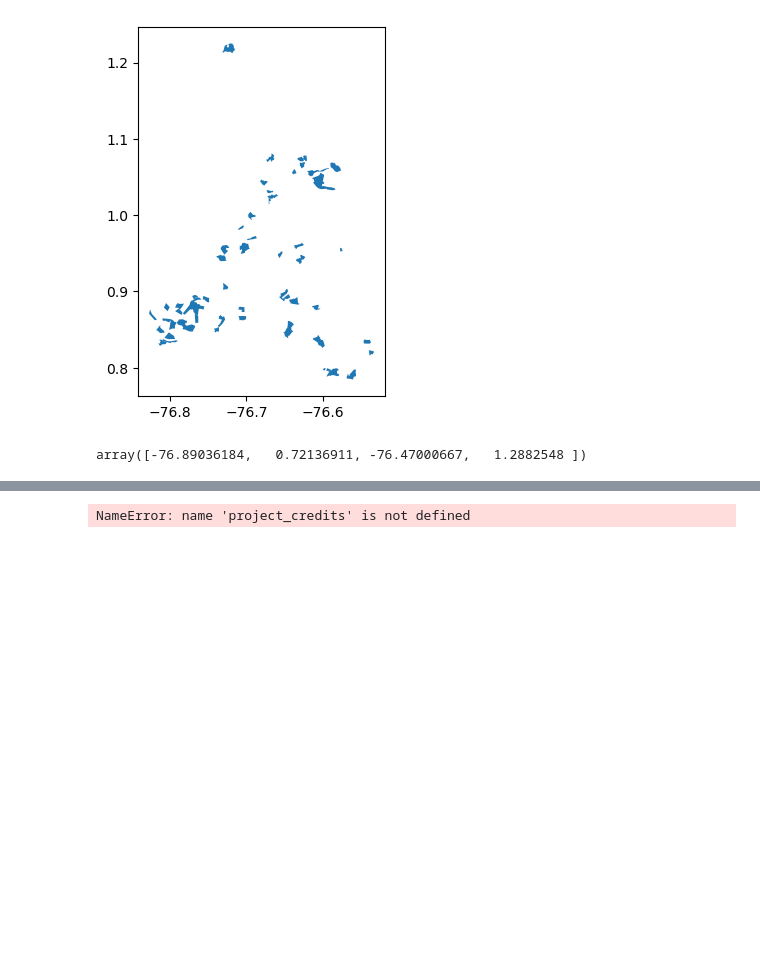
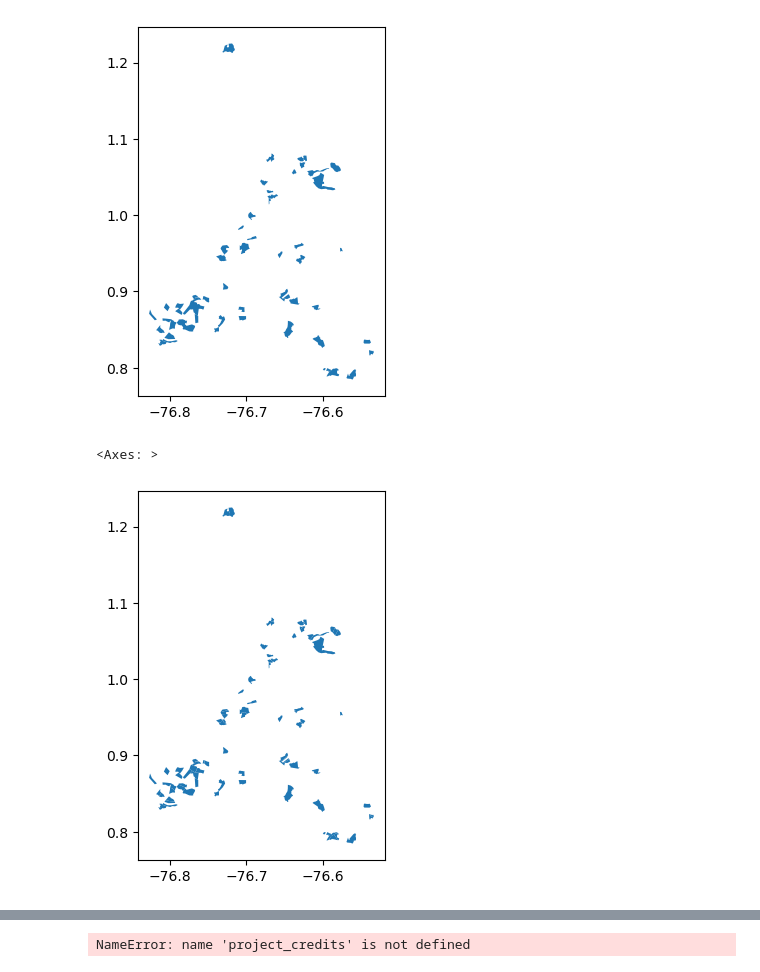
Before and after one commit to savimbo/biocredits-calc, a Jupyter notebook: test_download_metadata.ipynb, the cells around one changed output, grey strips where cells are left out. Cells and saved outputs as stored; diff of their text form; code cells hidden in the pictures; blank space fills up the shorter version.

```diff
--- a/test_download_metadata.ipynb
+++ b/test_download_metadata.ipynb
@@ -193,7 +193,3 @@ pbc_union.plot()
 [figure]
 # %%
 project_credits = project_buffer_credits(pbc_buffer, pbc_union, daily_score, obs_expanded)
-# %%
-pbc_buffer.query('plot_id == "2"').total_bounds
-# %% [output]
-array([-76.89036184,   0.72136911, -76.47000667,   1.2882548 ])
@@ -199,0 +202,5 @@ array([-76.89036184,   0.72136911, -76.47000667,   1.2882548 ])
+# %%
+lands.query(f'project_biodiversity == "{project_biodiversity}"').plot()
+# %% [output]
+<Axes: >
+[figure, added]
```
Also changed, not shown: parts of 2 cells of this notebook, 1 other file.
